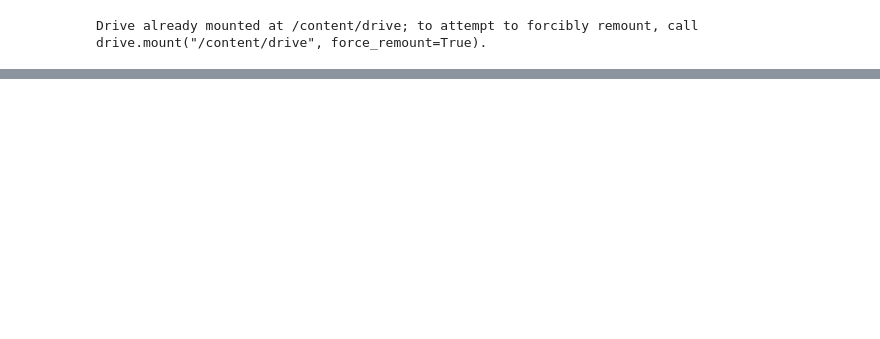
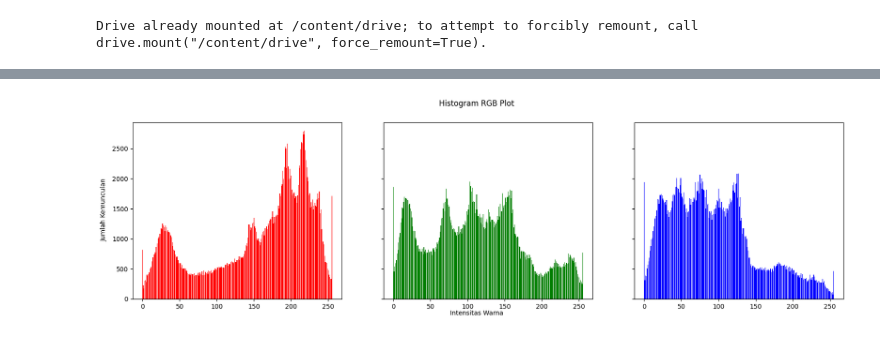
Before and after one commit to Rendhazuper/PCVK_Genap_2025, a Jupyter notebook: week5_26.ipynb, the cells around one changed output, grey strips where cells are left out. Cells and saved outputs as stored; diff of their text form; code cells hidden in the pictures; blank space fills up the shorter version.

```diff
--- a/week5_26.ipynb
+++ b/week5_26.ipynb
@@ -45,2 +45,23 @@ axs[2].bar(names, blue, color='blue')
+# %%
+img = cv.imread('/content/drive/MyDrive/PCVK/lena.jpg')
+img = cv.cvtColor(img, cv.COLOR_BGR2RGB)
+
+height, width, depth = np.shape(img)
+
+red, bins = np.histogram(img[:,:,0].ravel(), bins=256, range=[0,256])
+green, bins = np.histogram(img[:,:,1].ravel(), bins=256, range=[0,256])
+blue, bins = np.histogram(img[:,:,2].ravel(), bins=256, range=[0,256])
+
+names = np.arange(256)
+fig, axs = plt.subplots(1,3, figsize=[20,5], sharex=True, sharey=True)
+fig.suptitle('Histogram RGB Plot')
+fig.text(0.09, 0.5, 'Jumlah Kemunculan', va='center', rotation='vertical')
+fig.text(0.5,0.04, 'Intensitas Warna', ha='center')
+axs[0].bar(names, red, color='red')
+axs[1].bar(names, green, color='green')
+axs[2].bar(names, blue, color='blue')
+plt.show()
+# %% [output]
+[figure, added]
 # %%
 img = cv.imread('/content/drive/MyDrive/PCVK/images.jpeg')
```
Also changed, not shown: parts of 2 cells of this notebook.
